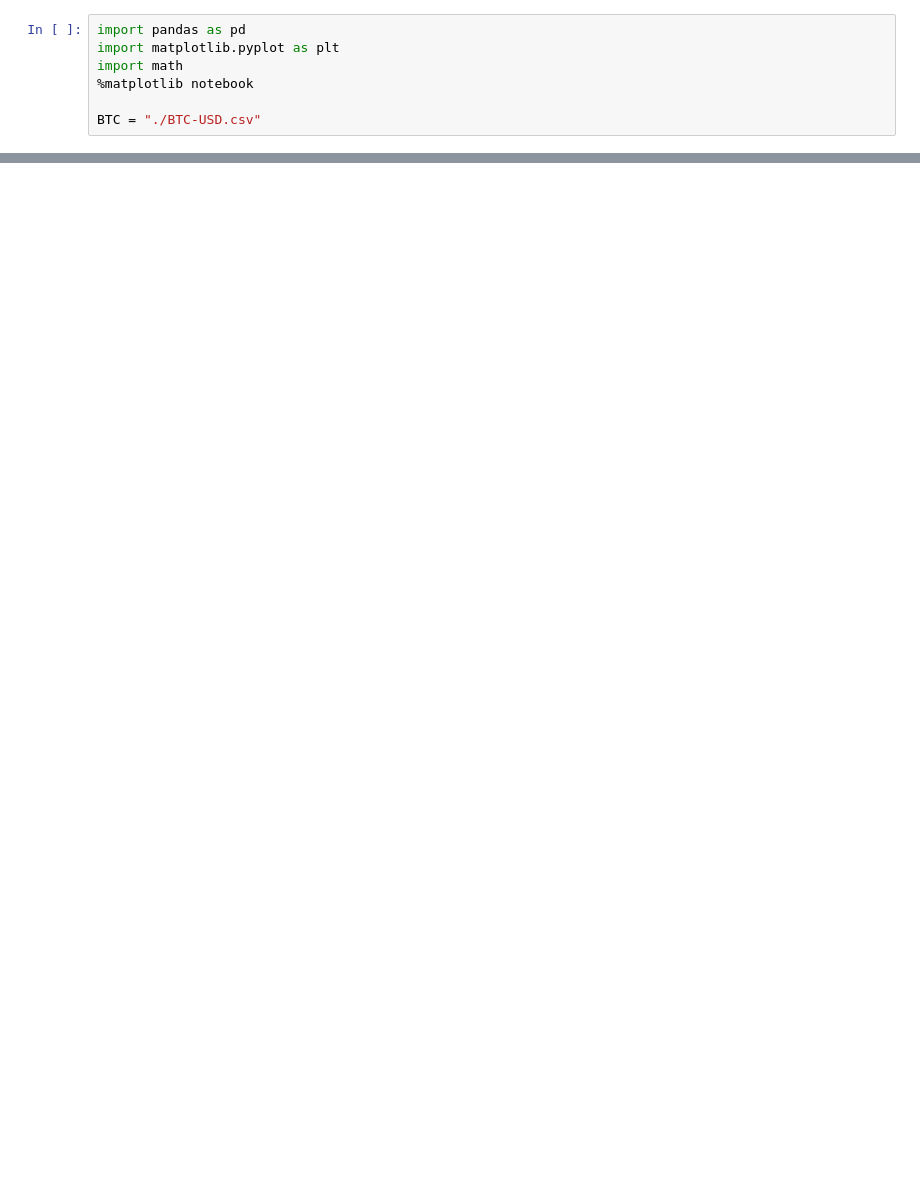
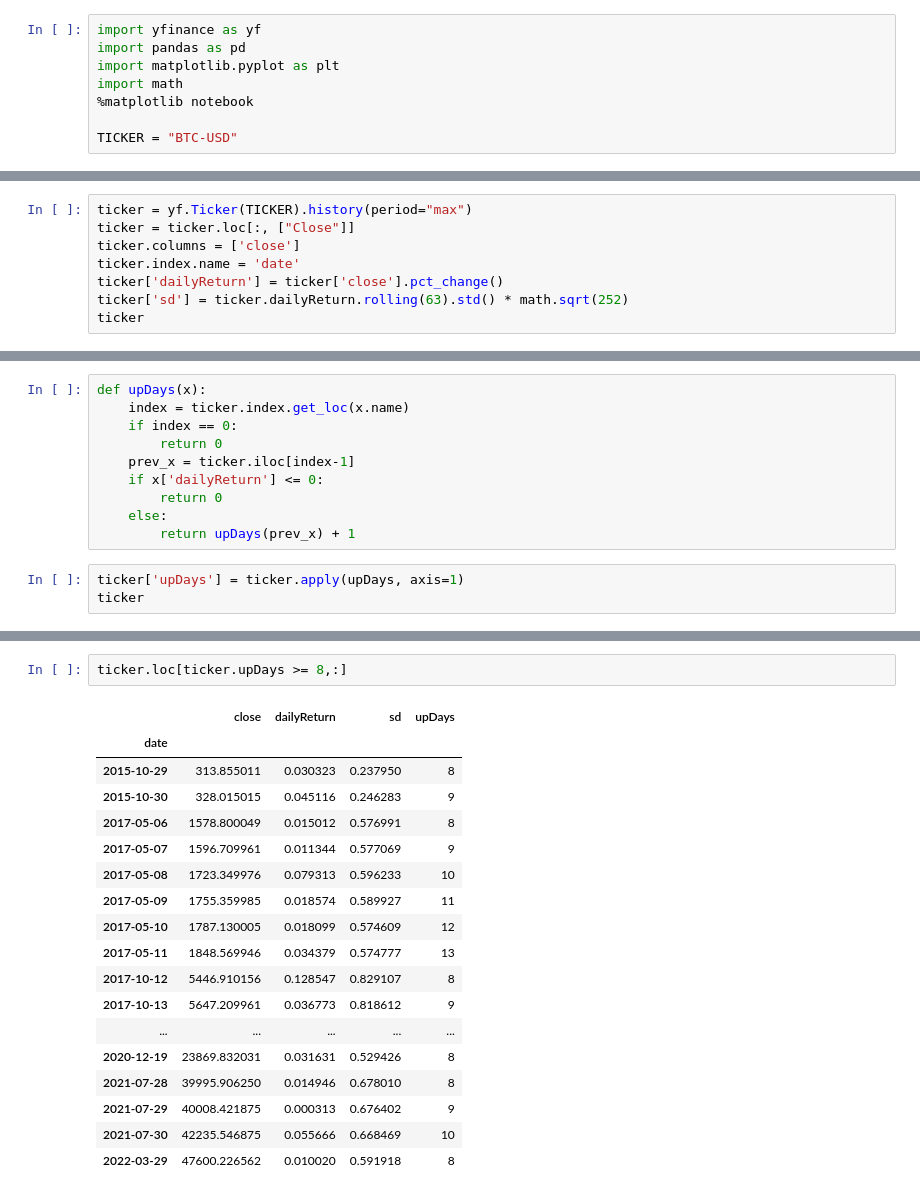
Before and after one commit to ms82494/mikekramer, a Jupyter notebook: BTC.ipynb, the cells around one changed output, grey strips where cells are left out. Cells and saved outputs as stored; diff of their text form; blank space fills up the shorter version.

```diff
--- a/BTC.ipynb
+++ b/BTC.ipynb
@@ -1,7 +1,8 @@
 # %%
+import yfinance as yf
 import pandas as pd
 import matplotlib.pyplot as plt
 import math
 %matplotlib notebook
 
-BTC = "./BTC-USD.csv"
+TICKER = "BTC-USD"
@@ -31,0 +9,8 @@ btc.tail(20)
+# %%
+ticker = yf.Ticker(TICKER).history(period="max")
+ticker = ticker.loc[:, ["Close"]]
+ticker.columns = ['close']
+ticker.index.name = 'date'
+ticker['dailyReturn'] = ticker['close'].pct_change()
+ticker['sd'] = ticker.dailyReturn.rolling(63).std() * math.sqrt(252)
+ticker
@@ -53,0 +56,13 @@ btcm.sd.plot(ax=ax1)
+# %%
+def upDays(x):
+    index = ticker.index.get_loc(x.name)
+    if index == 0:
+        return 0
+    prev_x = ticker.iloc[index-1]
+    if x['dailyReturn'] <= 0:
+        return 0
+    else:
+        return upDays(prev_x) + 1
+# %%
+ticker['upDays'] = ticker.apply(upDays, axis=1)
+ticker
@@ -53,0 +84,21 @@ btcm.sd.plot(ax=ax1)
+# %%
+ticker.loc[ticker.upDays >= 8,:]
+# %% [output]
+|  | close | dailyReturn | sd | upDays |
+| date |  |  |  |  |
+| 2015-10-29 | 313.855011 | 0.030323 | 0.237950 | 8 |
+| 2015-10-30 | 328.015015 | 0.045116 | 0.246283 | 9 |
+| 2017-05-06 | 1578.800049 | 0.015012 | 0.576991 | 8 |
+| 2017-05-07 | 1596.709961 | 0.011344 | 0.577069 | 9 |
+| 2017-05-08 | 1723.349976 | 0.079313 | 0.596233 | 10 |
+| 2017-05-09 | 1755.359985 | 0.018574 | 0.589927 | 11 |
+| 2017-05-10 | 1787.130005 | 0.018099 | 0.574609 | 12 |
+| 2017-05-11 | 1848.569946 | 0.034379 | 0.574777 | 13 |
+| 2017-10-12 | 5446.910156 | 0.128547 | 0.829107 | 8 |
+| 2017-10-13 | 5647.209961 | 0.036773 | 0.818612 | 9 |
+| ... | ... | ... | ... | ... |
+| 2020-12-19 | 23869.832031 | 0.031631 | 0.529426 | 8 |
+| 2021-07-28 | 39995.906250 | 0.014946 | 0.678010 | 8 |
+| 2021-07-29 | 40008.421875 | 0.000313 | 0.676402 | 9 |
+| 2021-07-30 | 42235.546875 | 0.055666 | 0.668469 | 10 |
+| 2022-03-29 | 47600.226562 | 0.010020 | 0.591918 | 8 |
```
Also changed, not shown: parts of 8 cells of this notebook, 2 other files.
